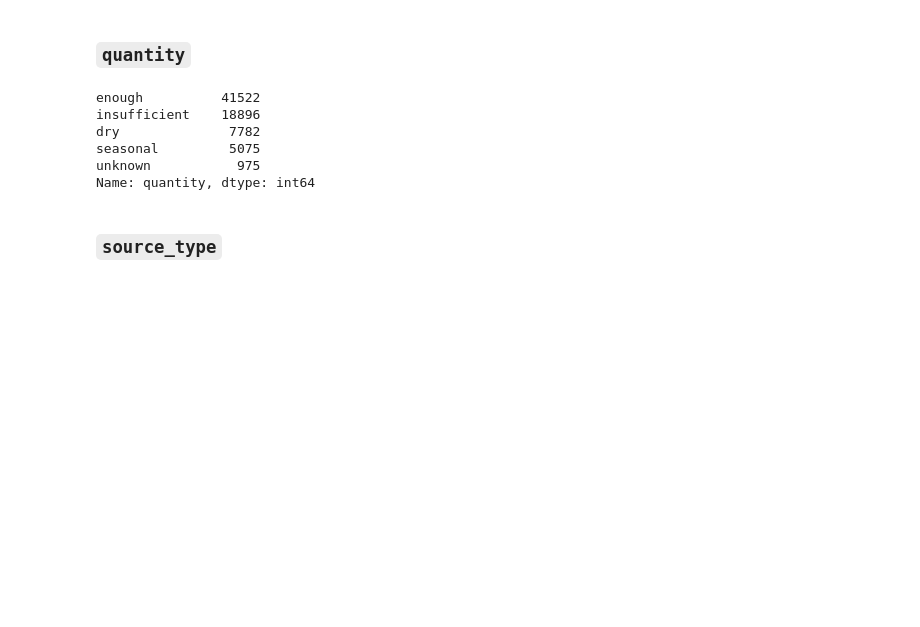
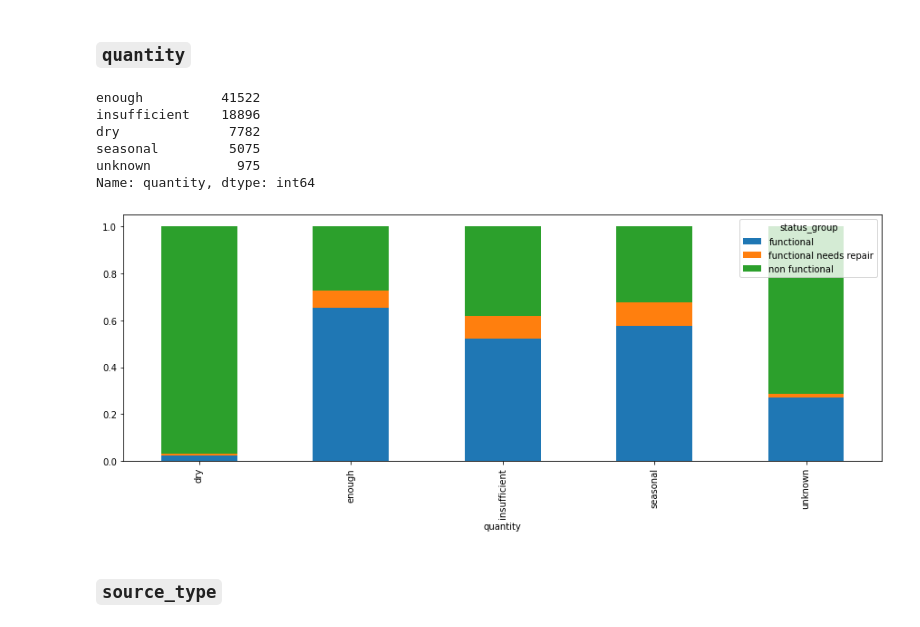
Before and after one commit to kavindaperera/pump-it-up-170446l, a Jupyter notebook: pump-it-up-notebook-xgboost.ipynb, the cells around one changed output. Saved outputs shown, nothing was run; the diff lists cells and outputs as text; code cells hidden in the pictures; blank space fills up the shorter version.

```diff
--- a/pump-it-up-notebook-xgboost.ipynb
+++ b/pump-it-up-notebook-xgboost.ipynb
@@ -1027,6 +1027,11 @@ dry              7782
 seasonal         5075
 unknown           975
 Name: quantity, dtype: int64
+# %%
+quantity_selection = data[data.quantity.isin(list(data.quantity.value_counts()[:15].keys()))]
+crosstab_plot_norm(quantity_selection.quantity, data)
+# %% [output]
+[figure, added]
 # %% [markdown]
 ### `source_type`
 # %%
```
Also changed, not shown: parts of 29 cells of this notebook.
